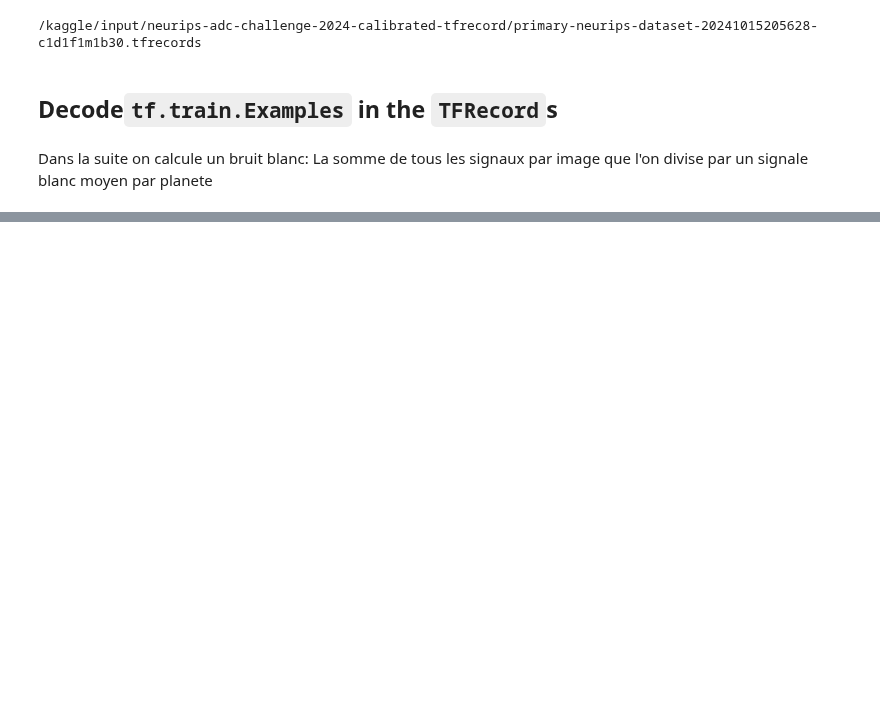
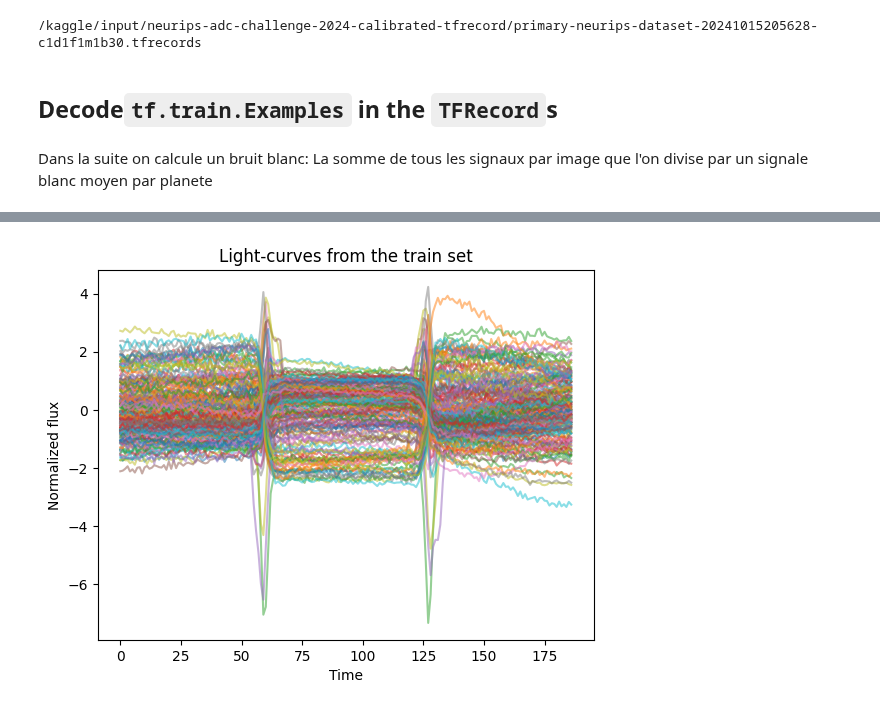
Before and after one commit to CedrickArmel/neurips_adc, a Jupyter notebook: 06-cay-neurips-main-kaggle-notebook.ipynb, the cells around one changed output, grey strips where cells are left out. Saved outputs shown, nothing was run; the diff lists cells and outputs as text; code cells hidden in the pictures; blank space fills up the shorter version.

```diff
--- a/06-cay-neurips-main-kaggle-notebook.ipynb
+++ b/06-cay-neurips-main-kaggle-notebook.ipynb
@@ -131,12 +147,8 @@ y = np_target_dataset.mean(axis=1)
 del np_signal_dataset, np_target_dataset
 # %%
 x_train, x_test, y_train, y_test = train_test_split(x,y, test_size=0.2, shuffle=True, random_state=7)
-scaler_xt = MinMaxScaler()
-scaler_xte = MinMaxScaler()
-scaler_yt = MinMaxScaler()
-scaler_yte = MinMaxScaler()
+scaler_xt = StandardScaler()
+scaler_xte = StandardScaler()
 
 x_train_scalled = scaler_xt.fit_transform(x_train)
 x_test_scalled = scaler_xte.fit_transform(x_test)
-y_train_scalled = scaler_yt.fit_transform(y_train)
-y_test_scalled = scaler_yte.fit_transform(y_test)
@@ -142,0 +196,10 @@ y_test_scalled = scaler_yte.fit_transform(y_test)
+# %%
+plt.figure()
+for i in range(200):
+    plt.plot(x_train_scalled[-i], "-", alpha=0.5)
+plt.title("Light-curves from the train set")
+plt.xlabel("Time")
+plt.ylabel("Normalized flux")
+plt.show()
+# %% [output]
+[figure, added]
```
Also changed, not shown: parts of 24 cells of this notebook.
